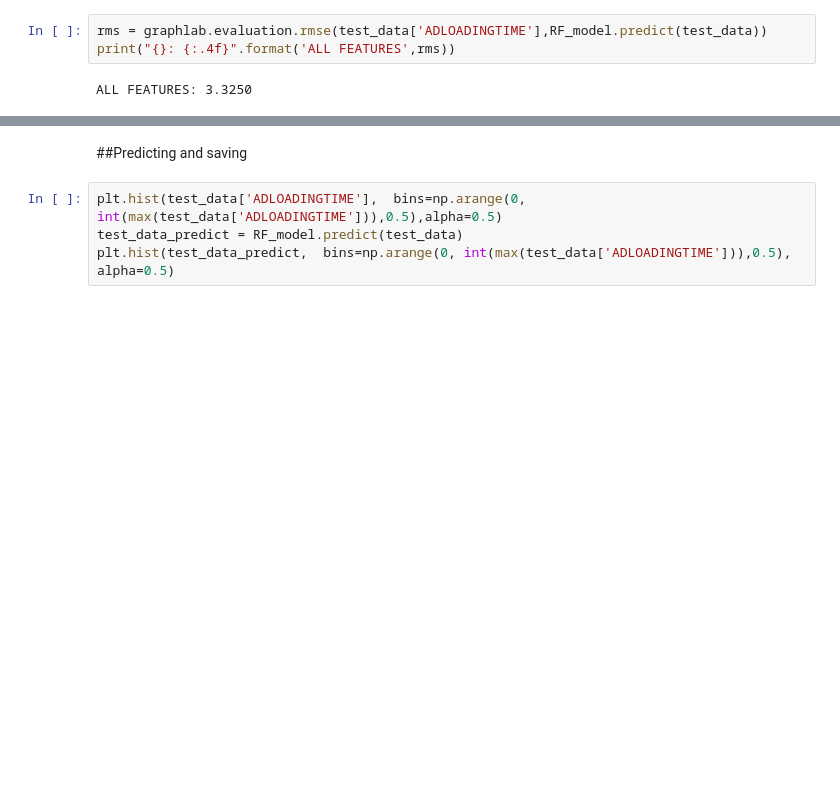
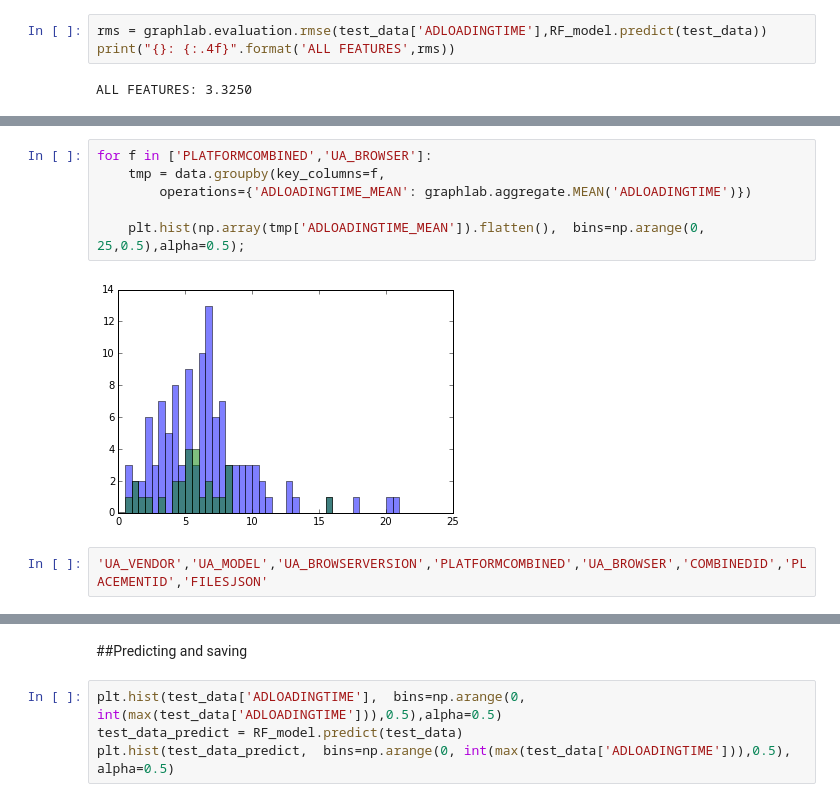
Before and after one commit to timjerman/AdLoadingMiner, a Jupyter notebook: FeatureEngineering.ipynb, the cells around one changed output, grey strips where cells are left out. Saved outputs shown, nothing was run; the diff lists cells and outputs as text; blank space fills up the shorter version.

```diff
--- a/FeatureEngineering.ipynb
+++ b/FeatureEngineering.ipynb
@@ -881,0 +978,10 @@ ALL FEATURES: 3.3250
+# %%
+for f in ['PLATFORMCOMBINED','UA_BROWSER']:
+    tmp = data.groupby(key_columns=f,
+        operations={'ADLOADINGTIME_MEAN': graphlab.aggregate.MEAN('ADLOADINGTIME')})
+
+    plt.hist(np.array(tmp['ADLOADINGTIME_MEAN']).flatten(),  bins=np.arange(0, 25,0.5),alpha=0.5);
+# %% [output]
+[figure, added]
+# %%
+'UA_VENDOR','UA_MODEL','UA_BROWSERVERSION','PLATFORMCOMBINED','UA_BROWSER','COMBINEDID','PLACEMENTID','FILESJSON'
```
Also changed, not shown: parts of 32 cells of this notebook.
